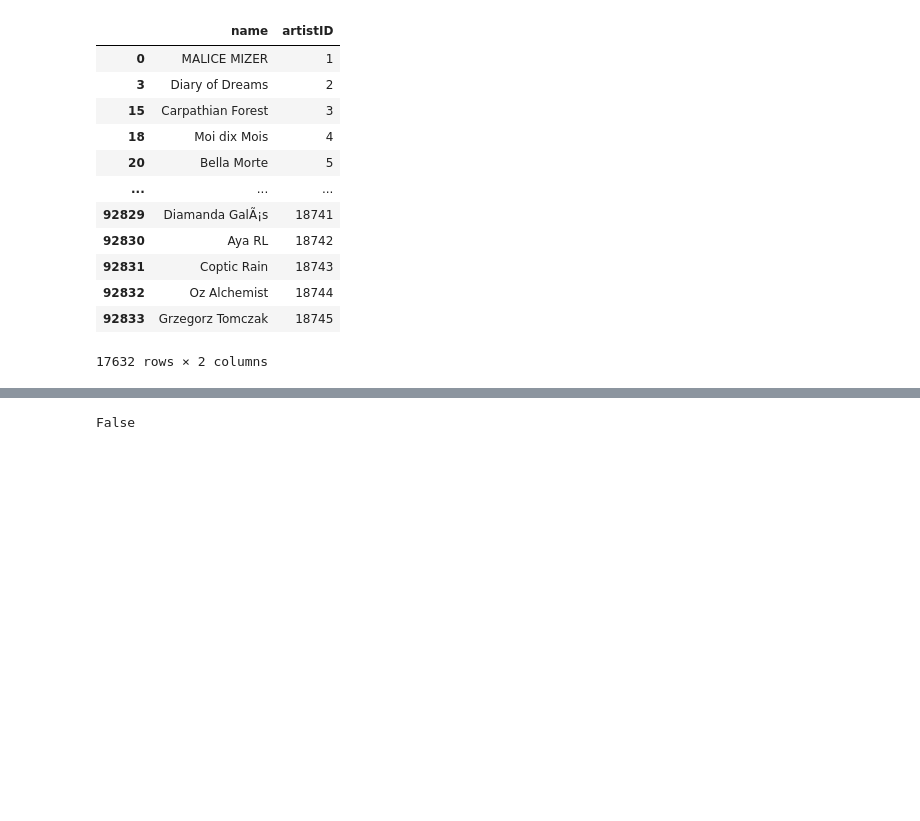
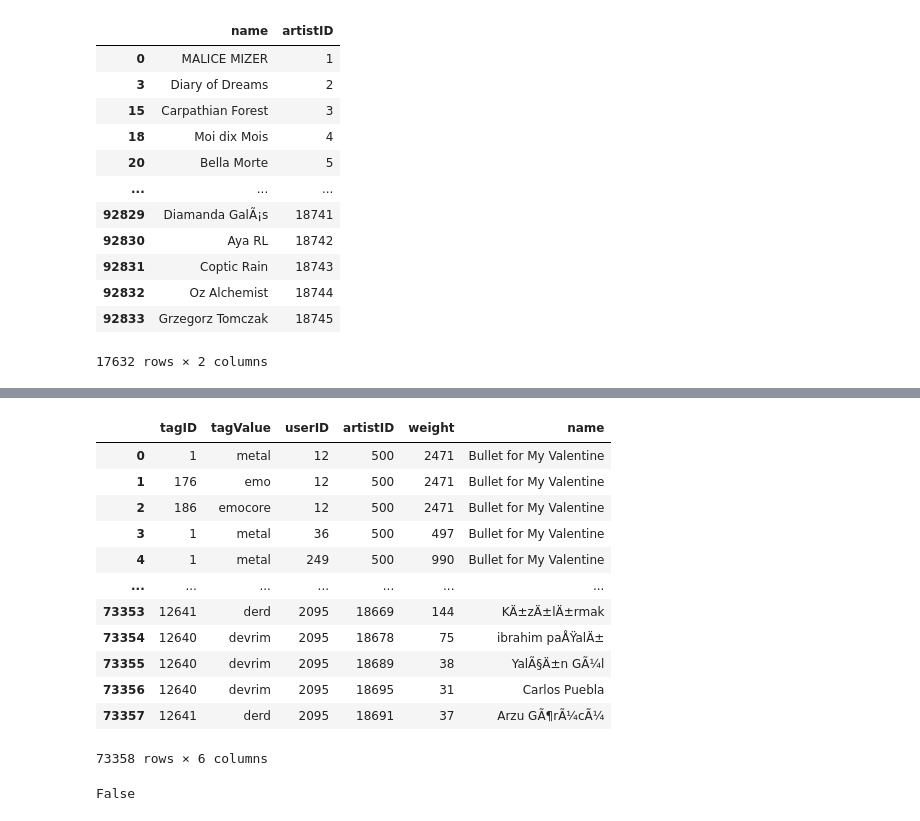
Before and after one commit to kiansweeney11/Ca4015-final-assignment, a Jupyter notebook: recommender.ipynb, the cells around one changed output, grey strips where cells are left out. Saved outputs shown, nothing was run; the diff lists cells and outputs as text; code cells hidden in the pictures; blank space fills up the shorter version.

```diff
--- a/recommender.ipynb
+++ b/recommender.ipynb
@@ -645 +644,19 @@ tagged2.head()
+# %%
+tagged4 = pd.merge(tagged3, z, how="inner", left_on="artistID", right_on="artistID")
+# %%
+tagged4
+# %% [output]
+|  | tagID | tagValue | userID | artistID | weight | name |
+| 0 | 1 | metal | 12 | 500 | 2471 | Bullet for My Valentine |
+| 1 | 176 | emo | 12 | 500 | 2471 | Bullet for My Valentine |
+| 2 | 186 | emocore | 12 | 500 | 2471 | Bullet for My Valentine |
+| 3 | 1 | metal | 36 | 500 | 497 | Bullet for My Valentine |
+| 4 | 1 | metal | 249 | 500 | 990 | Bullet for My Valentine |
+| ... | ... | ... | ... | ... | ... | ... |
+| 73353 | 12641 | derd | 2095 | 18669 | 144 | KÄ±zÄ±lÄ±rmak |
+| 73354 | 12640 | devrim | 2095 | 18678 | 75 | ibrahim paÅŸalÄ± |
+| 73355 | 12640 | devrim | 2095 | 18689 | 38 | YalÃ§Ä±n GÃ¼l |
+| 73356 | 12640 | devrim | 2095 | 18695 | 31 | Carlos Puebla |
+| 73357 | 12641 | derd | 2095 | 18691 | 37 | Arzu GÃ¶rÃ¼cÃ¼ |
+73358 rows × 6 columns
 # %%
```
Also changed, not shown: parts of 17 cells of this notebook.
